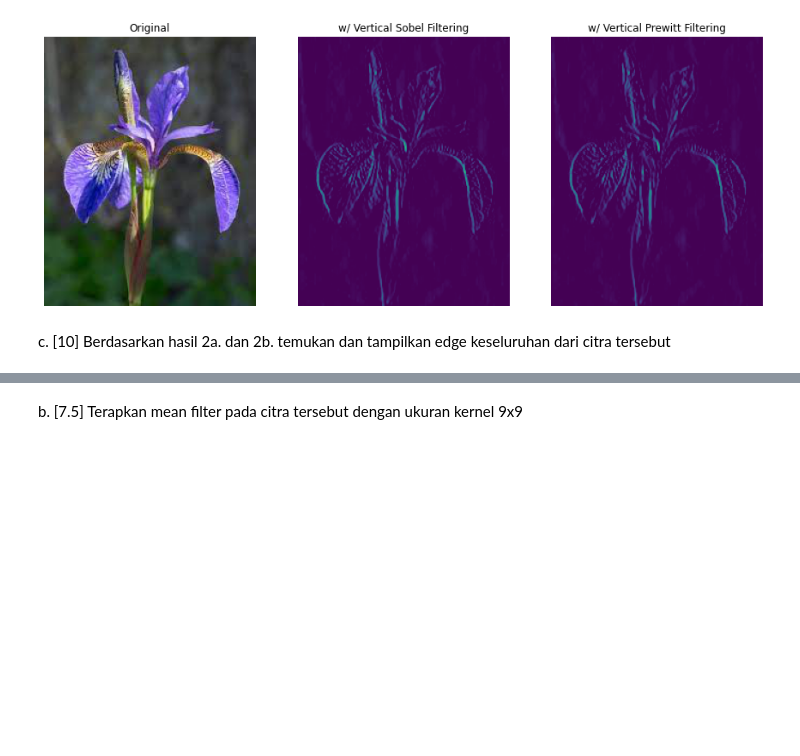
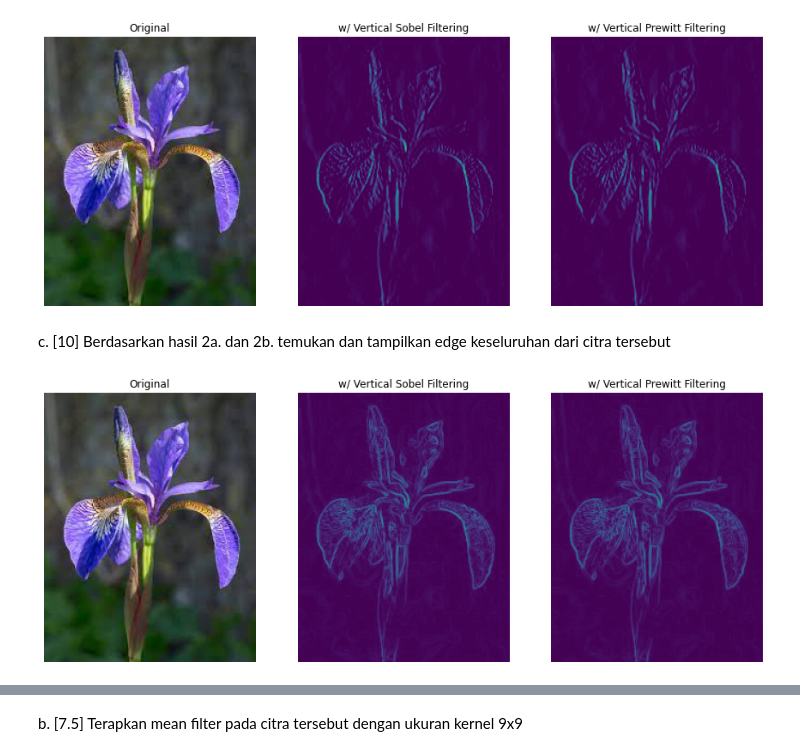
Before and after one commit to fahdikrie/pengcit212, a Jupyter notebook: Lab/Lab 1/Lab1_FahdiiAjmalalFikrie_1906398370.ipynb, the cells around one changed output, grey strips where cells are left out. Saved outputs shown, nothing was run; the diff lists cells and outputs as text; code cells hidden in the pictures; blank space fills up the shorter version.

```diff
--- a/Lab/Lab 1/Lab1_FahdiiAjmalalFikrie_1906398370.ipynb
+++ b/Lab/Lab 1/Lab1_FahdiiAjmalalFikrie_1906398370.ipynb
@@ -191,3 +211,27 @@ plt.show()
 [figure]
 # %% [markdown]
 c. [10] Berdasarkan hasil 2a. dan 2b. temukan dan tampilkan edge keseluruhan dari citra tersebut
+# %%
+img_butterfly_s = util.img_as_ubyte(filters.sobel(gray))
+img_butterfly_p = util.img_as_ubyte(filters.prewitt(gray))
+
+plt.figure(figsize=(15,15))
+
+plt.subplot(1, 3, 1)
+plt.imshow(img_butterfly, vmin=0, vmax=255)
+plt.title('Original')
+plt.axis("off")
+
+plt.subplot(1, 3, 2)
+plt.imshow(img_butterfly_s, vmin=0, vmax=255)
+plt.title('w/ Vertical Sobel Filtering')
+plt.axis("off")
+
+plt.subplot(1, 3, 3)
+plt.imshow(img_butterfly_p, vmin=0, vmax=255)
+plt.title('w/ Vertical Prewitt Filtering')
+plt.axis("off")
+
+plt.show()
+# %% [output]
+[figure, added]
```
Also changed, not shown: parts of 12 cells of this notebook.
